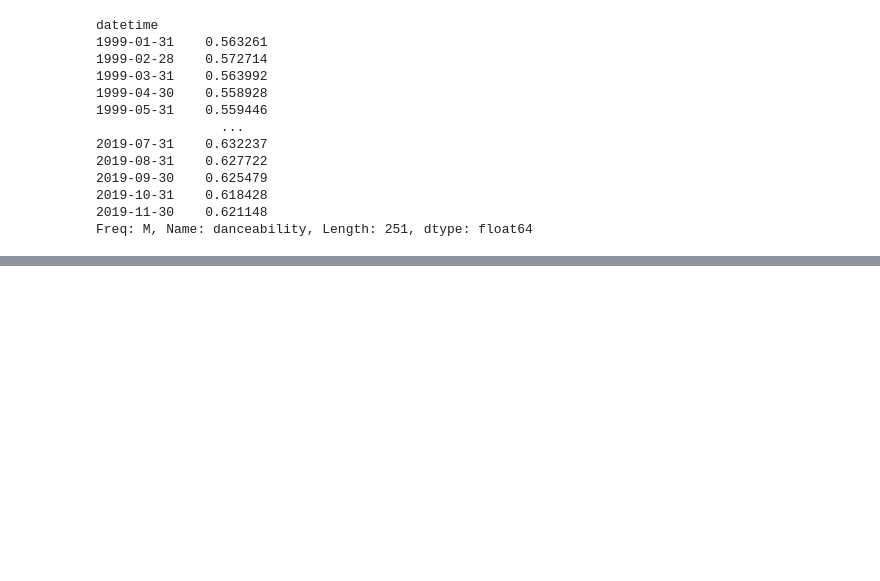
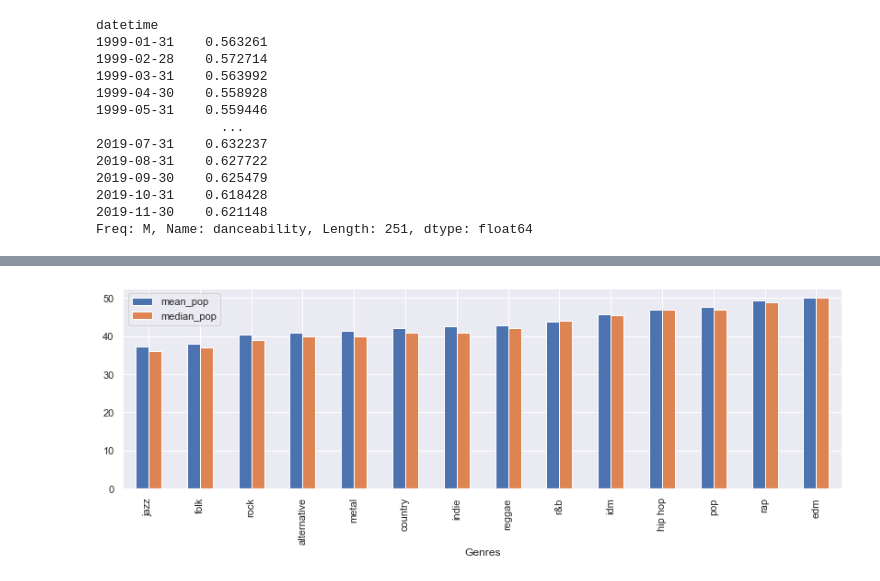
Before and after one commit to fsarraf/Mod4_Project, a Jupyter notebook: Mahima's working notebook.ipynb, the cells around one changed output, grey strips where cells are left out. Drawn from its saved outputs; the diff is of its cells as text; code cells hidden in the pictures; blank space fills up the shorter version.

```diff
--- a/Mahima's working notebook.ipynb
+++ b/Mahima's working notebook.ipynb
@@ -749,0 +757,4 @@ Freq: M, Name: danceability, dtype: float64
+# %%
+Genres = tracks.groupby('Genres')['popularity'].median()
+Genres = pd.DataFrame(Genres)
+Genres
@@ -749,0 +778,5 @@ Freq: M, Name: danceability, dtype: float64
+# %%
+old_names = ['Genres', 'popularity']
+new_names = ['genre', 'median_pop']
+Genres.rename(columns=dict(zip(old_names, new_names)), inplace=True)
+Genres
@@ -749,0 +800,3 @@ Freq: M, Name: danceability, dtype: float64
+# %%
+df = pd.concat([genres, Genres], axis = 1, sort = False)
+df
@@ -749,0 +820,3 @@ Freq: M, Name: danceability, dtype: float64
+# %%
+DF = df.sort_values(by=['mean_pop', 'median_pop'], ascending=True)
+DF
@@ -749,0 +840,5 @@ Freq: M, Name: danceability, dtype: float64
+# %%
+DF.plot(kind = 'bar', figsize = (14,4))
+plt.show()
+# %% [output]
+[figure, added]
```
Also changed, not shown: parts of 13 cells of this notebook.
